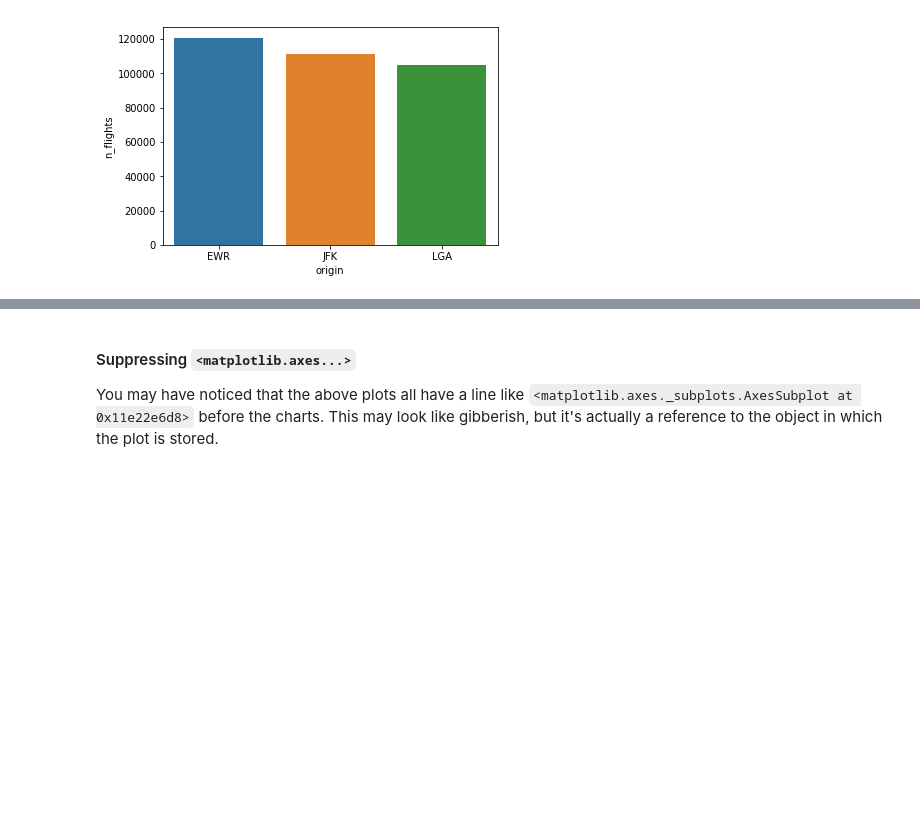
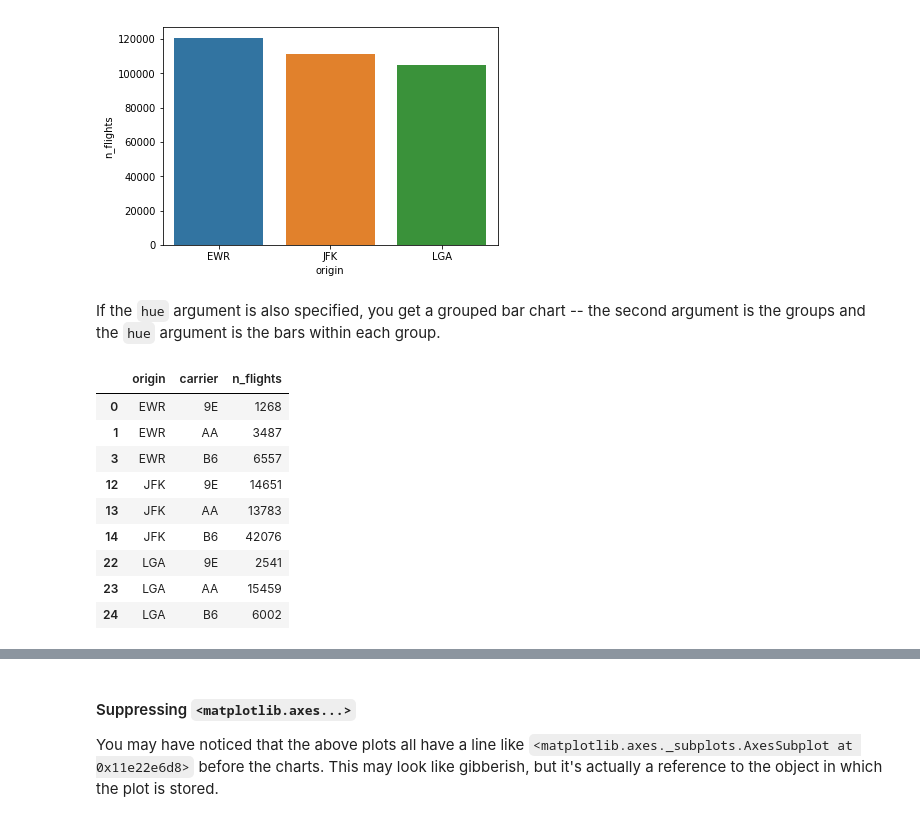
Before and after one commit to uc-python/intro-python-datasci, a Jupyter notebook: notebooks/visualizing_data.ipynb, the cells around one changed output, grey strips where cells are left out. Cells and saved outputs as stored; diff of their text form; code cells hidden in the pictures; blank space fills up the shorter version.

```diff
--- a/notebooks/visualizing_data.ipynb
+++ b/notebooks/visualizing_data.ipynb
@@ -185,3 +185,23 @@ sns.barplot(flight_counts['origin'], flight_counts['n_flights'])
 # %% [output]
 <matplotlib.axes._subplots.AxesSubplot at 0x...>
 [figure]
+# %% [markdown]
+If the `hue` argument is also specified, you get a grouped bar chart -- the second argument is the groups and the `hue` argument is the bars within each group.
+# %%
+# This time, get flights by origin and carrier
+flight_counts = flights.groupby(['origin', 'carrier'], as_index=False)['flight'].count()
+flight_counts = flight_counts.rename(columns={'flight': 'n_flights'})
+# For simplicity, let's narrow down to just a few carriers.
+flight_counts = flight_counts[flight_counts['carrier'].isin(['AA', 'B6', '9E'])]
+flight_counts
+# %% [output]
+|  | origin | carrier | n_flights |
+| 0 | EWR | 9E | 1268 |
+| 1 | EWR | AA | 3487 |
+| 3 | EWR | B6 | 6557 |
+| 12 | JFK | 9E | 14651 |
+| 13 | JFK | AA | 13783 |
+| 14 | JFK | B6 | 42076 |
+| 22 | LGA | 9E | 2541 |
+| 23 | LGA | AA | 15459 |
+| 24 | LGA | B6 | 6002 |
```
Also changed, not shown: parts of 5 cells of this notebook.
